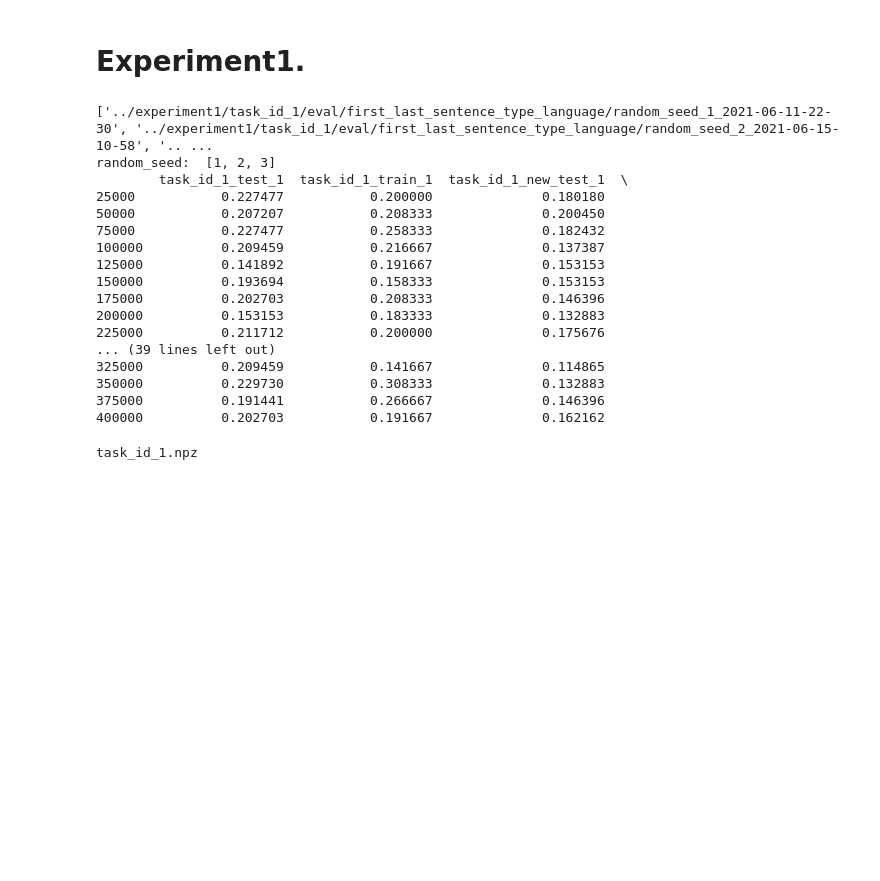
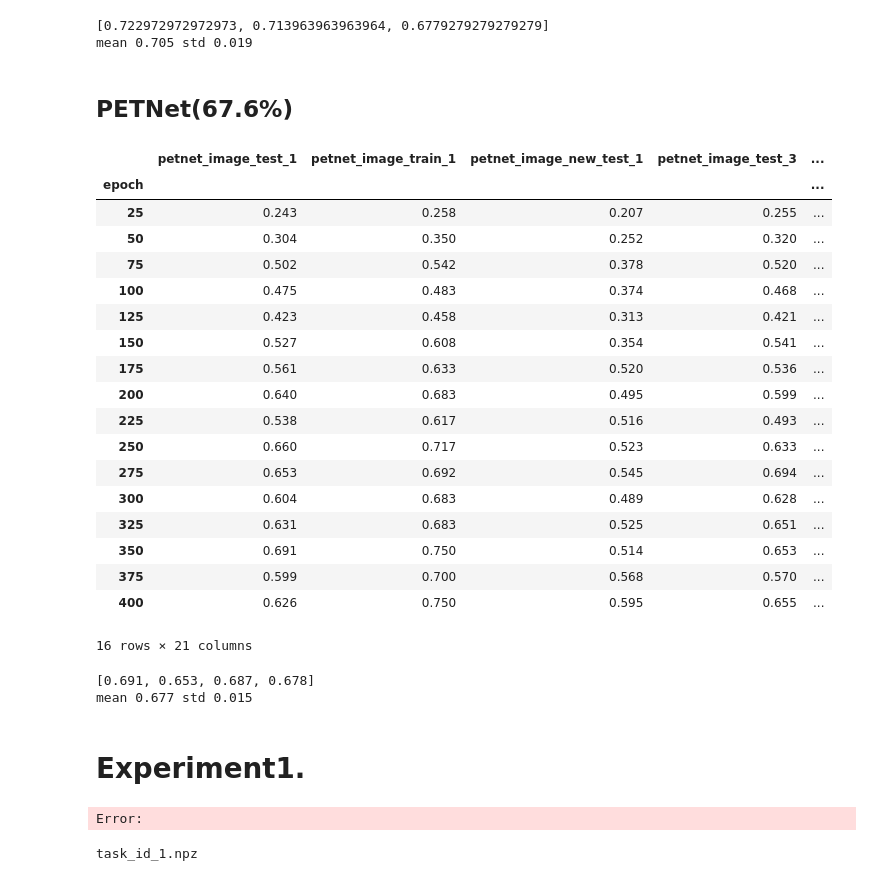
Before and after one commit to shogi880/M3IL, a Jupyter notebook: scripts/transfer_tf_result_to_numpy.ipynb, the cells around one changed output. Saved outputs shown, nothing was run; the diff lists cells and outputs as text; code cells hidden in the pictures; blank space fills up the shorter version.

```diff
--- a/scripts/transfer_tf_result_to_numpy.ipynb
+++ b/scripts/transfer_tf_result_to_numpy.ipynb
@@ -15,3 +66,65 @@ sns.set(style='darkgrid')
+# %%
+sentense_type= 'image' # or image
+# seed= '1' # or image
+final_score_list = []
+for seed in [1, 2, 3]:
+    train_score, test_score = get_scores_from_seed_sentense(seed, sentense_type)
+    final_score = get_final_score(train_score, test_score)
+    final_score_list.append(final_score)
+print(final_score_list)
+print('mean', np.around(np.mean(final_score_list), 3), 'std', np.around(np.std(final_score_list), 3))
+# %% [output]
+[0.722972972972973, 0.713963963963964, 0.6779279279279279]
+mean 0.705 std 0.019
+# %% [markdown]
+## PETNet(67.6%)
+# %%
+# load from numpyz.
+def get_data(file):
+    d = np.load(file, allow_pickle=True)
+    return pd.DataFrame(d['arr_1'], columns=d['arr_0'])
+# %%
+pd_list = []
+file = './ex2_numpy/petnet_image.npz'
+all_result = get_data(file)
+all_result['epoch'] = [str((i+1) * 25) for i in range(16)]
+all_result = all_result.set_index('epoch', drop=True).round(3)
+# all_result.rename(columns=lambda x: x.replace("_15types_1_1e-07", "").replace("task_id_1", "task_id").replace("new_test", "newtest"), inplace=True)
+all_result
+# %% [output]
+|  | petnet_image_test_1 | petnet_image_train_1 | petnet_image_new_test_1 | petnet_image_test_3 | ... |
+| epoch |  |  |  |  | ... |
+| 25 | 0.243 | 0.258 | 0.207 | 0.255 | ... |
+| 50 | 0.304 | 0.350 | 0.252 | 0.320 | ... |
+| 75 | 0.502 | 0.542 | 0.378 | 0.520 | ... |
+| 100 | 0.475 | 0.483 | 0.374 | 0.468 | ... |
+| 125 | 0.423 | 0.458 | 0.313 | 0.421 | ... |
+| 150 | 0.527 | 0.608 | 0.354 | 0.541 | ... |
+| 175 | 0.561 | 0.633 | 0.520 | 0.536 | ... |
+| 200 | 0.640 | 0.683 | 0.495 | 0.599 | ... |
+| 225 | 0.538 | 0.617 | 0.516 | 0.493 | ... |
+| 250 | 0.660 | 0.717 | 0.523 | 0.633 | ... |
+| 275 | 0.653 | 0.692 | 0.545 | 0.694 | ... |
+| 300 | 0.604 | 0.683 | 0.489 | 0.628 | ... |
+| 325 | 0.631 | 0.683 | 0.525 | 0.651 | ... |
+| 350 | 0.691 | 0.750 | 0.514 | 0.653 | ... |
+| 375 | 0.599 | 0.700 | 0.568 | 0.570 | ... |
+| 400 | 0.626 | 0.750 | 0.595 | 0.655 | ... |
+16 rows × 21 columns
+# %%
+# seed= '1' # or image
+final_score_list = []
+seed_list = [1, 3, 4, 5]
+for seed in seed_list:
+    train_score = all_result[f'petnet_image_train_{seed}'].values
+    test_score = all_result[f'petnet_image_test_{seed}'].values
+    final_score = get_final_score(train_score, test_score)
+    final_score_list.append(final_score)
+print(final_score_list)
+print('mean', np.around(np.mean(final_score_list), 3), 'std', np.around(np.std(final_score_list), 3))
+# %% [output]
+[0.691, 0.653, 0.687, 0.678]
+mean 0.677 std 0.015
 # %% [markdown]
 # Experiment1.
 # %%
@@ -69,23 +182,7 @@ print(data)
 #     output_data[f'{experiment_name}_{t}_std'] = data[list_random].std(1)
 # output_data
 # %% [output]
-['../experiment1/task_id_1/eval/first_last_sentence_type_language/random_seed_1_2021-06-11-22-30', '../experiment1/task_id_1/eval/first_last_sentence_type_language/random_seed_2_2021-06-15-10-58', '.. ...
-random_seed:  [1, 2, 3]
-        task_id_1_test_1  task_id_1_train_1  task_id_1_new_test_1  \
-25000           0.227477           0.200000              0.180180
-50000           0.207207           0.208333              0.200450
-75000           0.227477           0.258333              0.182432
-100000          0.209459           0.216667              0.137387
-125000          0.141892           0.191667              0.153153
-150000          0.193694           0.158333              0.153153
-175000          0.202703           0.208333              0.146396
-200000          0.153153           0.183333              0.132883
-225000          0.211712           0.200000              0.175676
-... (39 lines left out)
-325000          0.209459           0.141667              0.114865
-350000          0.229730           0.308333              0.132883
-375000          0.191441           0.266667              0.146396
-400000          0.202703           0.191667              0.162162
+Error:
 # %%
 # save to numpyz.
 name = experiment_name + '.npz'
```
Also changed, not shown: parts of 6 cells of this notebook, 14 other files.
